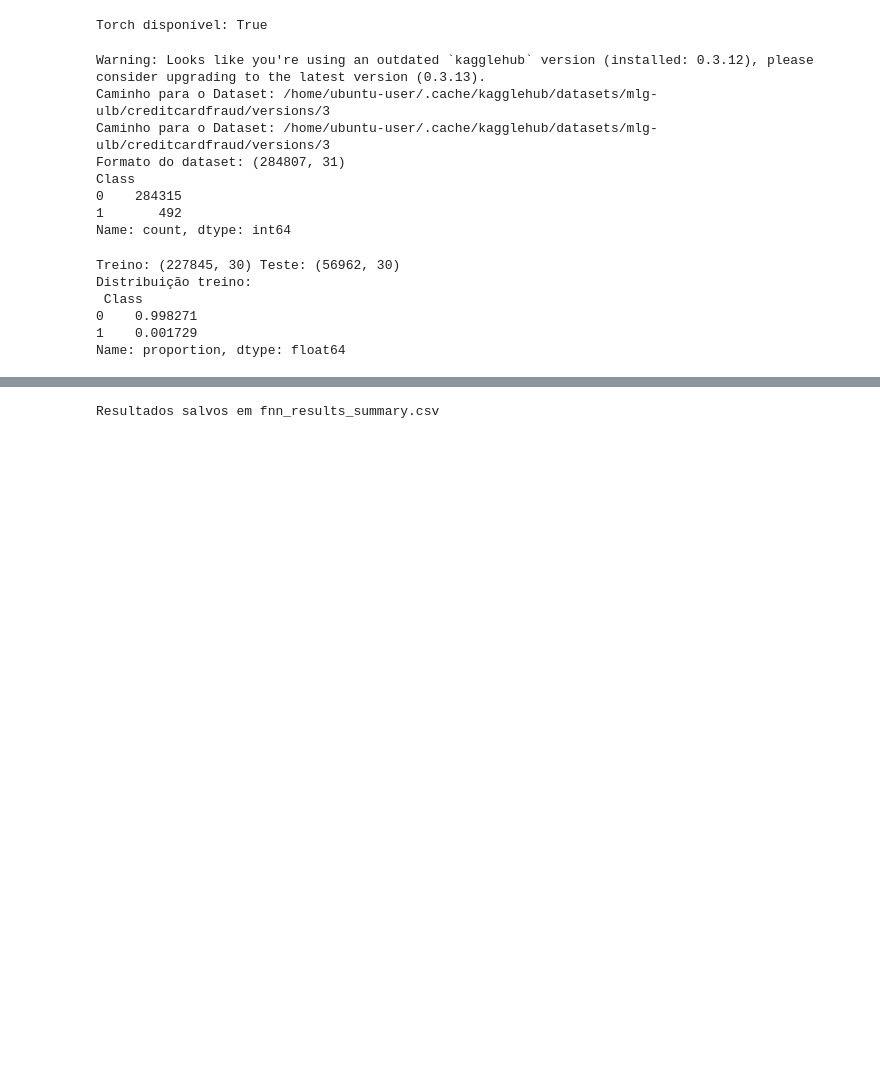
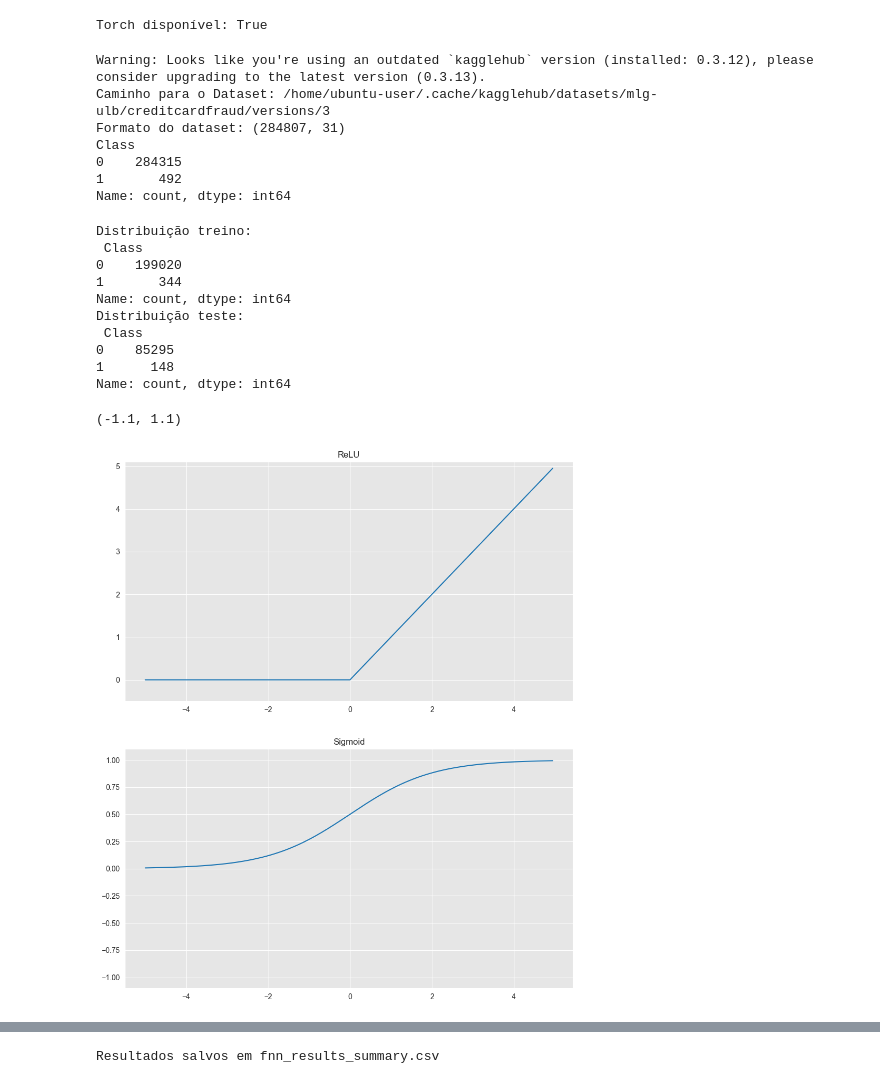
Before and after one commit to iopebiel/machine_learning_fraud_credit_card, a Jupyter notebook: neuralNetwork/FNN.ipynb, the cells around one changed output, grey strips where cells are left out. Cells and saved outputs as stored; diff of their text form; code cells hidden in the pictures; blank space fills up the shorter version.

```diff
--- a/neuralNetwork/FNN.ipynb
+++ b/neuralNetwork/FNN.ipynb
@@ -1,9 +1,9 @@
 # %%
-TEST_SIZE = 0.20
+TEST_SIZE = 0.3
 RANDOM_STATE = 42
-BATCH_SIZE = 1024
-EPOCHS = 20
-LR = 1e-3
+BATCH_SIZE = 64 #número de amostras usadas antes de uma atualização dos pesos
+EPOCHS = 150
+LR = 0.0005 #learning of rate: o tamanho do passo que o otimizador dá ao ajustar os pesos da rede em cada iteração. Quanto o modelo “aprende” de cada vez.
 DEVICE = None  # 'cuda' ou 'cpu'
 
 from sklearn.preprocessing import StandardScaler
@@ -35,8 +35,26 @@ import numpy as np
 
 import warnings
 warnings.filterwarnings('ignore')
+sn.set_style('darkgrid', {'axes.facecolor': '0.9'})
 
 print(f"Torch disponível: {TORCH_AVAILABLE}")
+
+#teste de manter reprotubilidade
+SEED = 42
+
+import time
+import datetime
+import random
+def seed_everything(seed):
+    random.seed(seed)
+    os.environ['PYTHONHASHSEED'] = str(seed)
+    np.random.seed(seed)
+    torch.manual_seed(seed)
+    torch.cuda.manual_seed(seed)
+    torch.backends.cudnn.deterministic = True
+    torch.backends.cudnn.benchmark = True
+
+seed_everything(SEED)
 # %% [output]
 Torch disponível: True
 # %%
@@ -44,11 +62,8 @@ path = kh.dataset_download("mlg-ulb/creditcardfraud")
 print("Caminho para o Dataset:", path)
 os.listdir(path)
 
-df = pd.read_csv("/home/ubuntu-user/.cache/kagglehub/datasets/mlg-ulb/creditcardfraud/versions/3/creditcard.csv")
+df = pd.read_csv(path + "/creditcard.csv")
 df.tail()
-
-print("Caminho para o Dataset:", path)
-os.listdir(path)
 
 print('Formato do dataset:', df.shape)
 print(df['Class'].value_counts())
@@ -71,7 +86,6 @@ if 'Time' in X.columns:
 X = X.fillna(0)
 # %% [output]
 Warning: Looks like you're using an outdated `kagglehub` version (installed: 0.3.12), please consider upgrading to the latest version (0.3.13).
-Caminho para o Dataset: /home/ubuntu-user/.cache/kagglehub/datasets/mlg-ulb/creditcardfraud/versions/3
 Caminho para o Dataset: /home/ubuntu-user/.cache/kagglehub/datasets/mlg-ulb/creditcardfraud/versions/3
 Formato do dataset: (284807, 31)
 Class
@@ -82,15 +96,40 @@ Name: count, dtype: int64
 X_train, X_test, y_train, y_test = train_test_split(
     X, y, test_size=TEST_SIZE, stratify=y, random_state=RANDOM_STATE
 )
-print('Treino:', X_train.shape, 'Teste:', X_test.shape)
-print('Distribuição treino:\n', y_train.value_counts(normalize=True))
+
+print('Distribuição treino:\n', y_train.value_counts())
+print('Distribuição teste:\n', y_test.value_counts())
 # %% [output]
-Treino: (227845, 30) Teste: (56962, 30)
 Distribuição treino:
  Class
-0    0.998271
-1    0.001729
-Name: proportion, dtype: float64
+0    199020
+1       344
+Name: count, dtype: int64
+Distribuição teste:
+ Class
+0    85295
+1      148
+Name: count, dtype: int64
+# %%
+fig_activation, axs = plt.subplots(2,figsize=(11, 13))
+
+input_values = torch.arange(-5, 5, 0.05)
+#relu activation
+activation = torch.nn.ReLU()
+output_values = activation(input_values)
+axs[0].plot(input_values, output_values)
+axs[0].set_title('ReLU')
+axs[0].set_ylim([-0.5,5.1])
+
+#sigmoid activation
+activation = torch.nn.Sigmoid()
+output_values = activation(input_values)
+axs[1].plot(input_values, output_values)
+axs[1].set_title('Sigmoid')
+axs[1].set_ylim([-1.1,1.1])
+# %% [output]
+(-1.1, 1.1)
+[figure, added]
 # %%
 def ratio_to_sampling_strategy(minority_pct, majority_pct):
     return (minority_pct / majority_pct)
```
Also changed, not shown: parts of 15 cells of this notebook.
